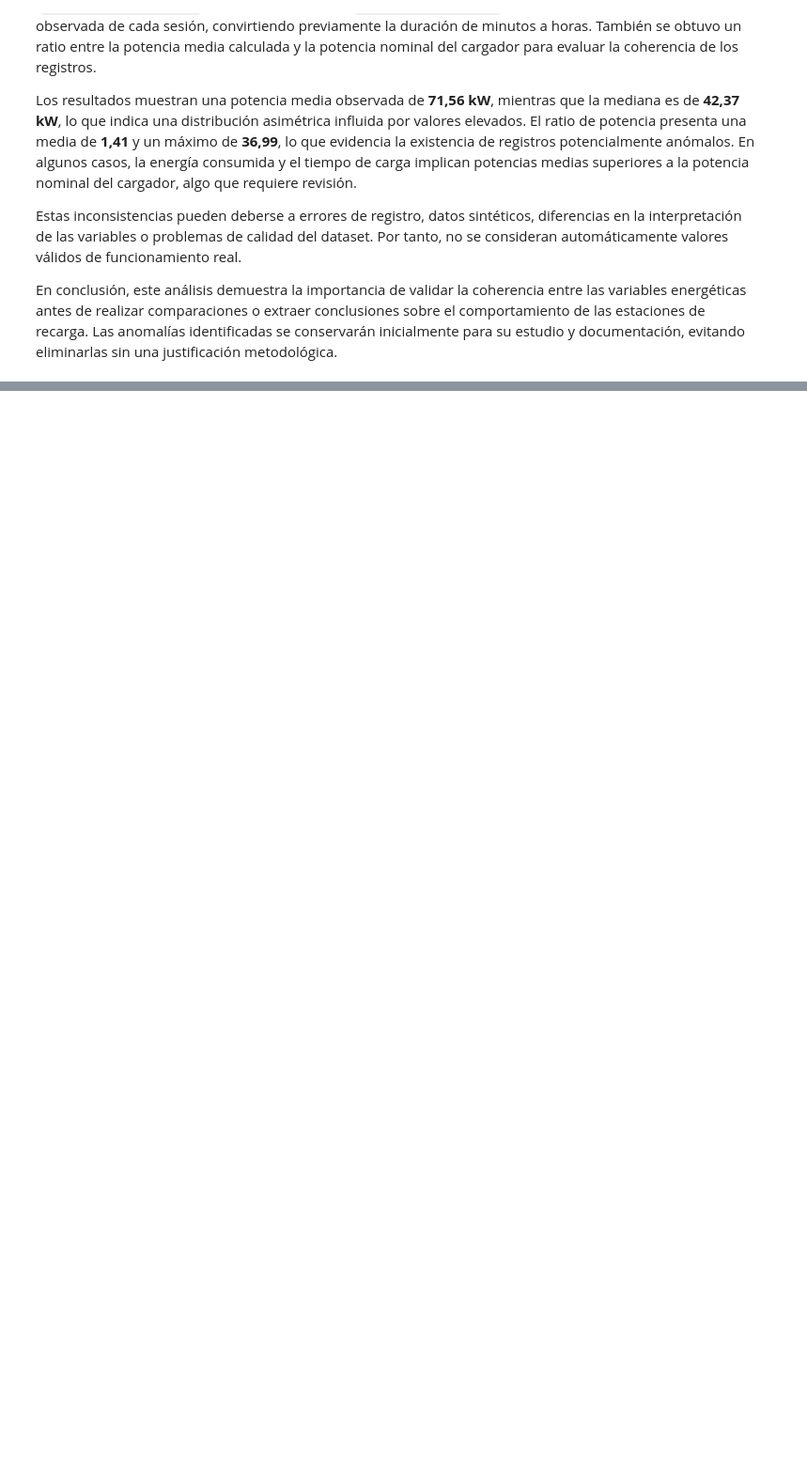
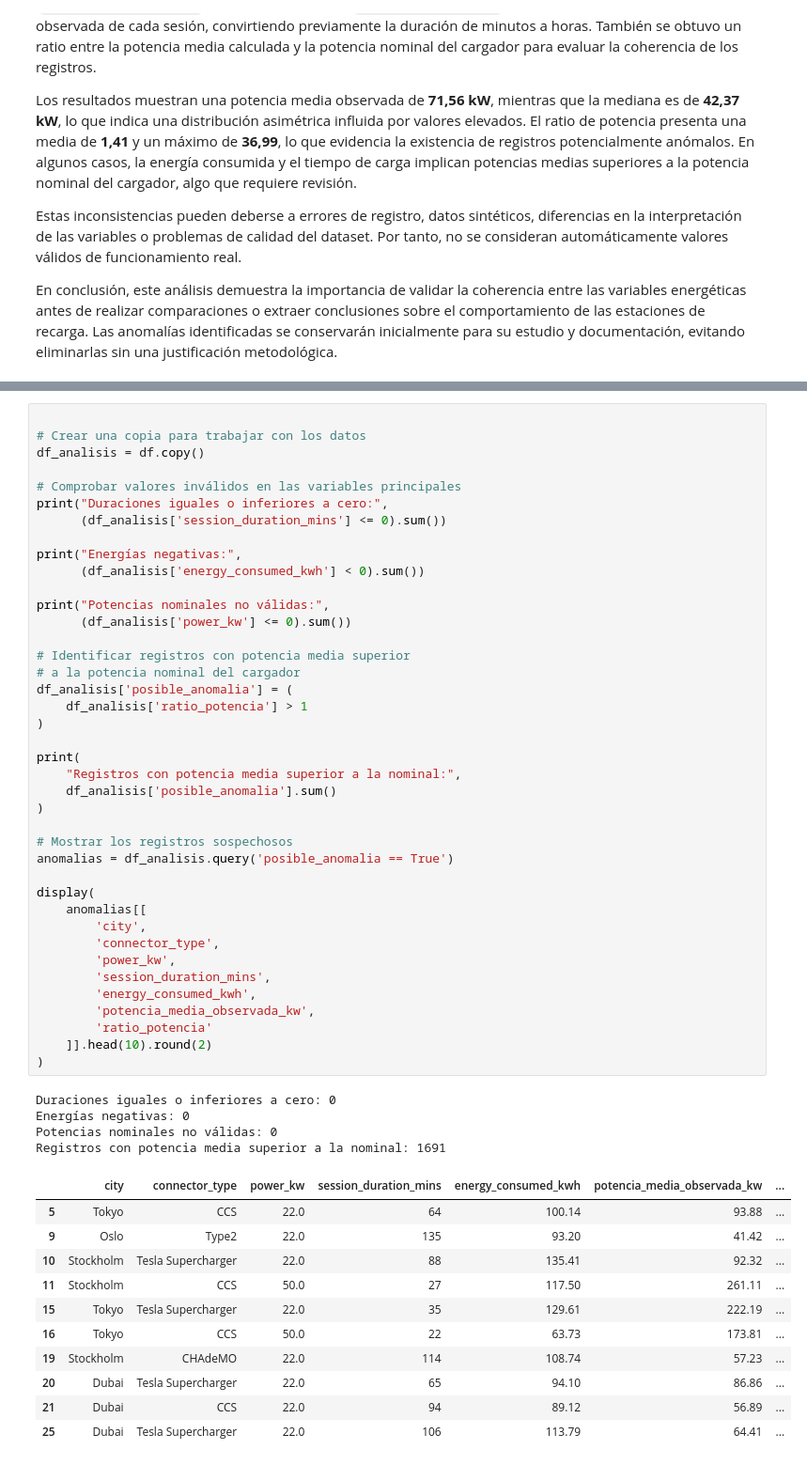
Before and after one commit to fredy10zs/analitica, a Jupyter notebook: EA4_Actividad_IA/EA4_Fredy_Ramírez.ipynb, the cells around one changed output, grey strips where cells are left out. Shown at 94% size. Drawn from its saved outputs; the diff is of its cells as text; blank space fills up the shorter version.

```diff
--- a/EA4_Actividad_IA/EA4_Fredy_Ramírez.ipynb
+++ b/EA4_Actividad_IA/EA4_Fredy_Ramírez.ipynb
@@ -249,0 +286,56 @@ En conclusión, este análisis demuestra la importancia de validar la coherencia
+# %%
+
+# Crear una copia para trabajar con los datos
+df_analisis = df.copy()
+
+# Comprobar valores inválidos en las variables principales
+print("Duraciones iguales o inferiores a cero:",
+      (df_analisis['session_duration_mins'] <= 0).sum())
+
+print("Energías negativas:",
+      (df_analisis['energy_consumed_kwh'] < 0).sum())
+
+print("Potencias nominales no válidas:",
+      (df_analisis['power_kw'] <= 0).sum())
+
+# Identificar registros con potencia media superior
+# a la potencia nominal del cargador
+df_analisis['posible_anomalia'] = (
+    df_analisis['ratio_potencia'] > 1
+)
+
+print(
+    "Registros con potencia media superior a la nominal:",
+    df_analisis['posible_anomalia'].sum()
+)
+
+# Mostrar los registros sospechosos
+anomalias = df_analisis.query('posible_anomalia == True')
+
+display(
+    anomalias[[
+        'city',
+        'connector_type',
+        'power_kw',
+        'session_duration_mins',
+        'energy_consumed_kwh',
+        'potencia_media_observada_kw',
+        'ratio_potencia'
+    ]].head(10).round(2)
+)
+# %% [output]
+Duraciones iguales o inferiores a cero: 0
+Energías negativas: 0
+Potencias nominales no válidas: 0
+Registros con potencia media superior a la nominal: 1691
+|  | city | connector_type | power_kw | session_duration_mins | energy_consumed_kwh | potencia_media_observada_kw | ... |
+| 5 | Tokyo | CCS | 22.0 | 64 | 100.14 | 93.88 | ... |
+| 9 | Oslo | Type2 | 22.0 | 135 | 93.20 | 41.42 | ... |
+| 10 | Stockholm | Tesla Supercharger | 22.0 | 88 | 135.41 | 92.32 | ... |
+| 11 | Stockholm | CCS | 50.0 | 27 | 117.50 | 261.11 | ... |
+| 15 | Tokyo | Tesla Supercharger | 22.0 | 35 | 129.61 | 222.19 | ... |
+| 16 | Tokyo | CCS | 50.0 | 22 | 63.73 | 173.81 | ... |
+| 19 | Stockholm | CHAdeMO | 22.0 | 114 | 108.74 | 57.23 | ... |
+| 20 | Dubai | Tesla Supercharger | 22.0 | 65 | 94.10 | 86.86 | ... |
+| 21 | Dubai | CCS | 22.0 | 94 | 89.12 | 56.89 | ... |
+| 25 | Dubai | Tesla Supercharger | 22.0 | 106 | 113.79 | 64.41 | ... |
```
Also changed, not shown: parts of 29 cells of this notebook, 14 other files.
